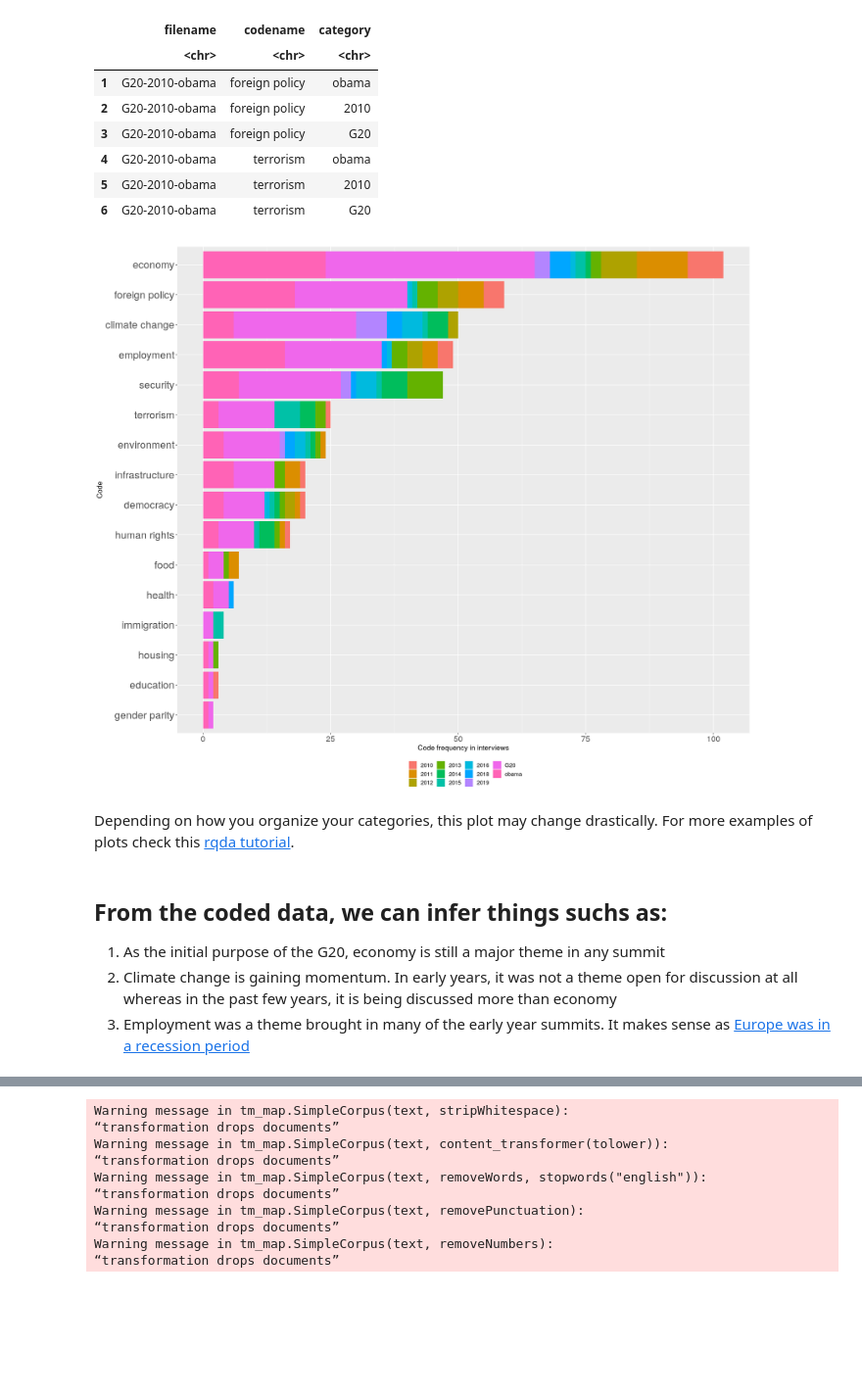
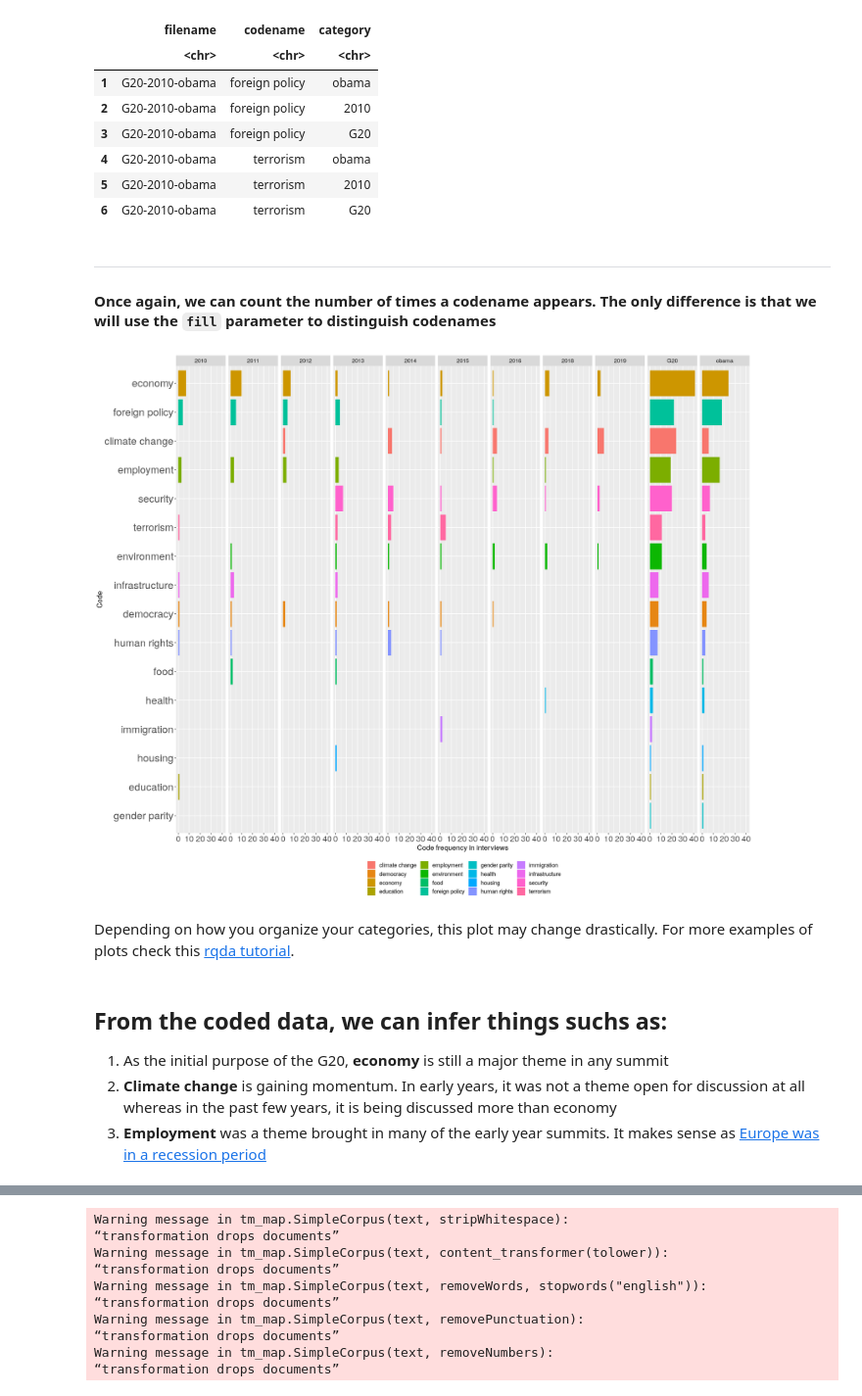
Before and after one commit to marquesarthur/research-commons-rqda-workshop, a Jupyter notebook: workshop.ipynb, the cells around one changed output, grey strips where cells are left out. Shown at 98% size. Cells and saved outputs as stored; diff of their text form; code cells hidden in the pictures; blank space fills up the shorter version.

```diff
--- a/workshop.ipynb
+++ b/workshop.ipynb
@@ -442,23 +467,29 @@ A data.frame: 6 × 3
 | 4 | G20-2010-obama | terrorism | obama |
 | 5 | G20-2010-obama | terrorism | 2010 |
 | 6 | G20-2010-obama | terrorism | G20 |
+# %% [markdown]
+***
+
+#### Once again, we can count the number of times a codename appears. The only difference is that we will use the `fill` parameter to distinguish codenames
 # %%
-ggplot(codings, aes(reorder_size(codename), fill=category)) + geom_bar(stat="count") +
-    coord_flip() +
-    theme(legend.position="bottom",
-        legend.title=element_blank(),
-        text=element_text(size=14),
-        axis.text.y=element_text(size=20),
-        axis.text.x=element_text(size=16),
-        axis.title=element_text(size=14)) +
-    ylab("Code frequency in interviews") + xlab("Code")
+plot <- ggplot(codings, aes(reorder_size(codename), fill=codename)) + geom_bar(stat="count")
+plot <- plot + facet_grid(~category) + coord_flip()
+plot <- plot + theme(
+    legend.position="bottom",
+    legend.title=element_blank(),
+    text=element_text(size=14),
+    axis.text.y=element_text(size=20),
+    axis.text.x=element_text(size=16),
+    axis.title=element_text(size=14))
+plot <- plot + ylab("Code frequency in interviews") + xlab("Code")
+plot
 # %% [output]
-[figure, old version]
+[figure, new version]
 # %% [markdown]
 Depending on how you organize your categories, this plot may change drastically. For more examples of plots check this [rqda tutorial](https://lucidmanager.org/qualitative-data-science/).
 # %% [markdown]
 ## From the coded data, we can infer things suchs as:
 
-1. As the initial purpose of the G20, economy is still a major theme in any summit
-1. Climate change is gaining momentum. In early years, it was not a theme open for discussion at all whereas in the past few years, it is being discussed more than economy
-1. Employment was a theme brought in many of the early year summits. It makes sense as [Europe was in a recession period](https://en.wikipedia.org/wiki/Great_Recession_in_Europe)
+1. As the initial purpose of the G20, **economy** is still a major theme in any summit
+1. **Climate change** is gaining momentum. In early years, it was not a theme open for discussion at all whereas in the past few years, it is being discussed more than economy
+1. **Employment** was a theme brought in many of the early year summits. It makes sense as [Europe was in a recession period](https://en.wikipedia.org/wiki/Great_Recession_in_Europe)
```
Also changed, not shown: parts of 106 cells of this notebook, 48 other files.
